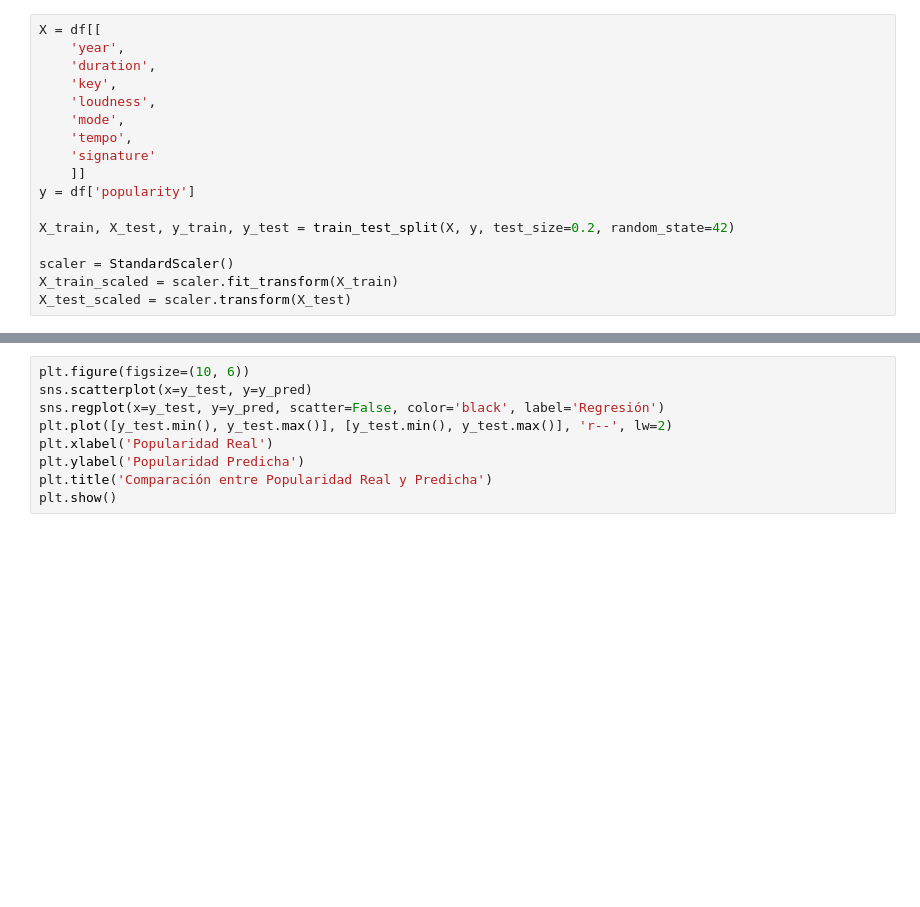
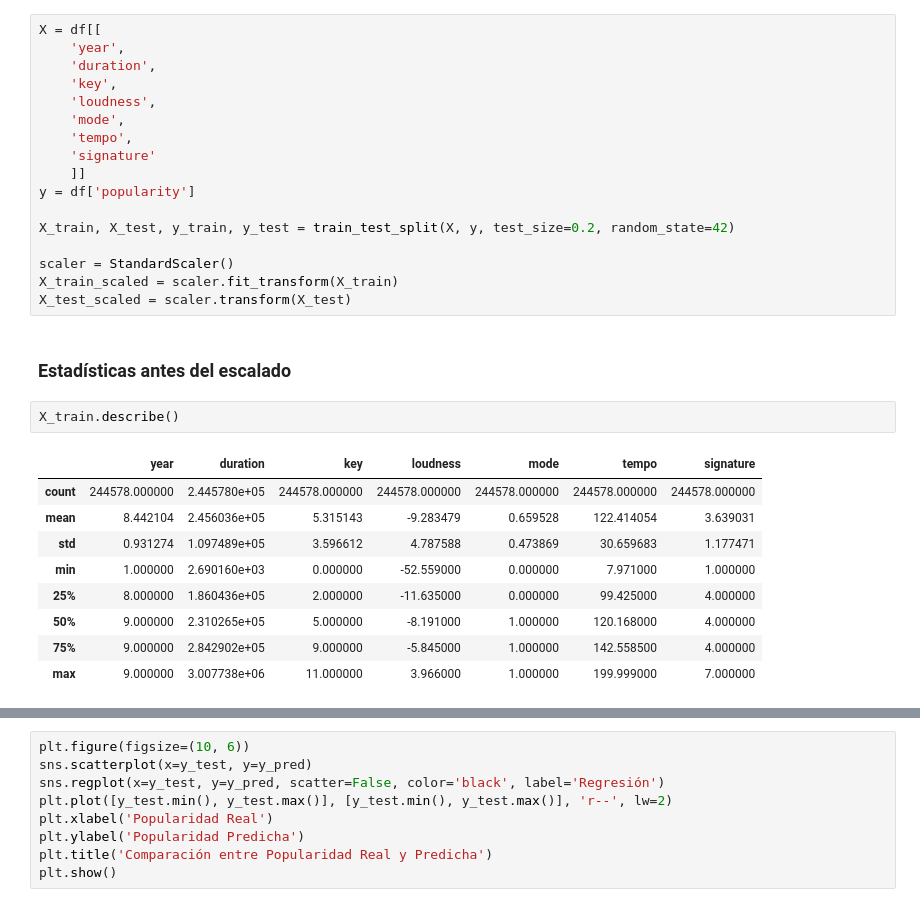
Before and after one commit to wuiquique/msd_predictive, a Jupyter notebook: RandomForestRegresor.ipynb, the cells around one changed output, grey strips where cells are left out. Saved outputs shown, nothing was run; the diff lists cells and outputs as text; blank space fills up the shorter version.

```diff
--- a/RandomForestRegresor.ipynb
+++ b/RandomForestRegresor.ipynb
@@ -45,3 +45,17 @@ X_train, X_test, y_train, y_test = train_test_split(X, y, test_size=0.2, random_
 scaler = StandardScaler()
 X_train_scaled = scaler.fit_transform(X_train)
 X_test_scaled = scaler.transform(X_test)
+# %% [markdown]
+### Estadísticas antes del escalado
+# %%
+X_train.describe()
+# %% [output]
+|  | year | duration | key | loudness | mode | tempo | signature |
+| count | 244578.000000 | 2.445780e+05 | 244578.000000 | 244578.000000 | 244578.000000 | 244578.000000 | 244578.000000 |
+| mean | 8.442104 | 2.456036e+05 | 5.315143 | -9.283479 | 0.659528 | 122.414054 | 3.639031 |
+| std | 0.931274 | 1.097489e+05 | 3.596612 | 4.787588 | 0.473869 | 30.659683 | 1.177471 |
+| min | 1.000000 | 2.690160e+03 | 0.000000 | -52.559000 | 0.000000 | 7.971000 | 1.000000 |
+| 25% | 8.000000 | 1.860436e+05 | 2.000000 | -11.635000 | 0.000000 | 99.425000 | 4.000000 |
+| 50% | 9.000000 | 2.310265e+05 | 5.000000 | -8.191000 | 1.000000 | 120.168000 | 4.000000 |
+| 75% | 9.000000 | 2.842902e+05 | 9.000000 | -5.845000 | 1.000000 | 142.558500 | 4.000000 |
+| max | 9.000000 | 3.007738e+06 | 11.000000 | 3.966000 | 1.000000 | 199.999000 | 7.000000 |
```
Also changed, not shown: parts of 5 cells of this notebook.
